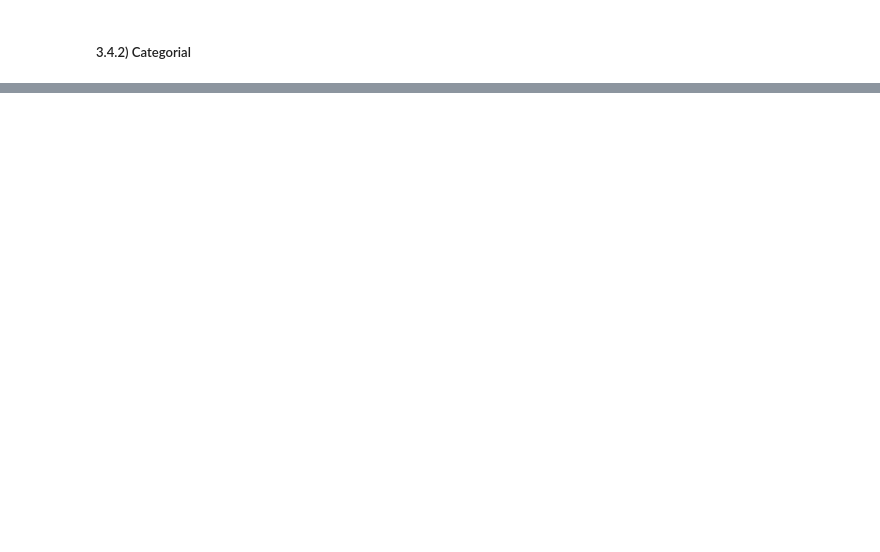
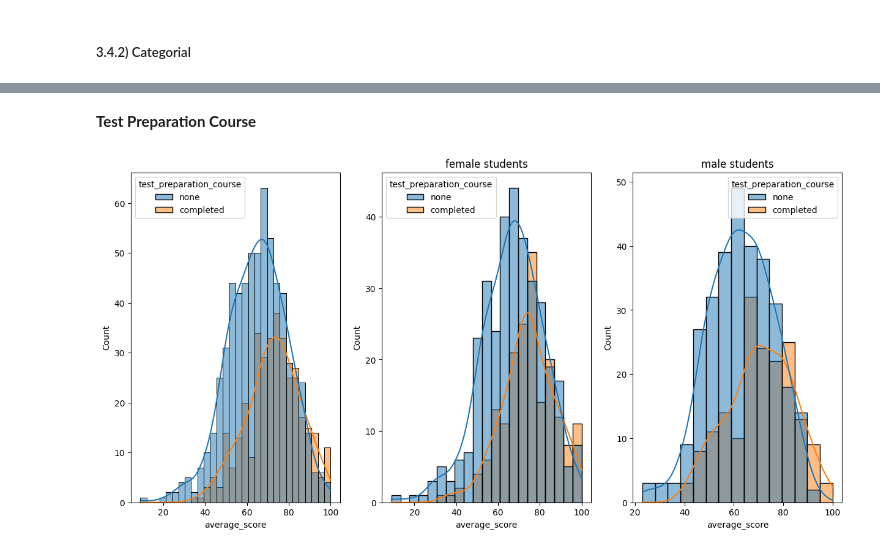
Before and after one commit to hfpmatheus/student-performance-indicator, a Jupyter notebook: notebooks/01_EXPLORATORY DATA ANALYSIS.ipynb, the cells around one changed output, grey strips where cells are left out. Cells and saved outputs as stored; diff of their text form; code cells hidden in the pictures; blank space fills up the shorter version.

```diff
--- a/notebooks/01_EXPLORATORY DATA ANALYSIS.ipynb
+++ b/notebooks/01_EXPLORATORY DATA ANALYSIS.ipynb
@@ -118,0 +218,13 @@ df_categorical = df_students.select_dtypes(include='object')
+# %% [markdown]
+**Test Preparation Course**
+# %%
+fig, axs = plt.subplots(1, 3, figsize=(15, 7))
+plt.subplot(131)
+sns.histplot(data=df_students, x='average_score', bins=30, kde=True, color='g', hue='test_preparation_course')
+plt.subplot(132)
+sns.histplot(data=df_students[df_students.gender=='female'], x='average_score', kde=True, hue='test_preparation_course').set_title('female students')
+plt.subplot(133)
+sns.histplot(data=df_students[df_students.gender=='male'], x='average_score', kde=True, hue='test_preparation_course').set_title('male students')
+plt.show()
+# %% [output]
+[figure, added]
```
Also changed, not shown: parts of 23 cells of this notebook.
